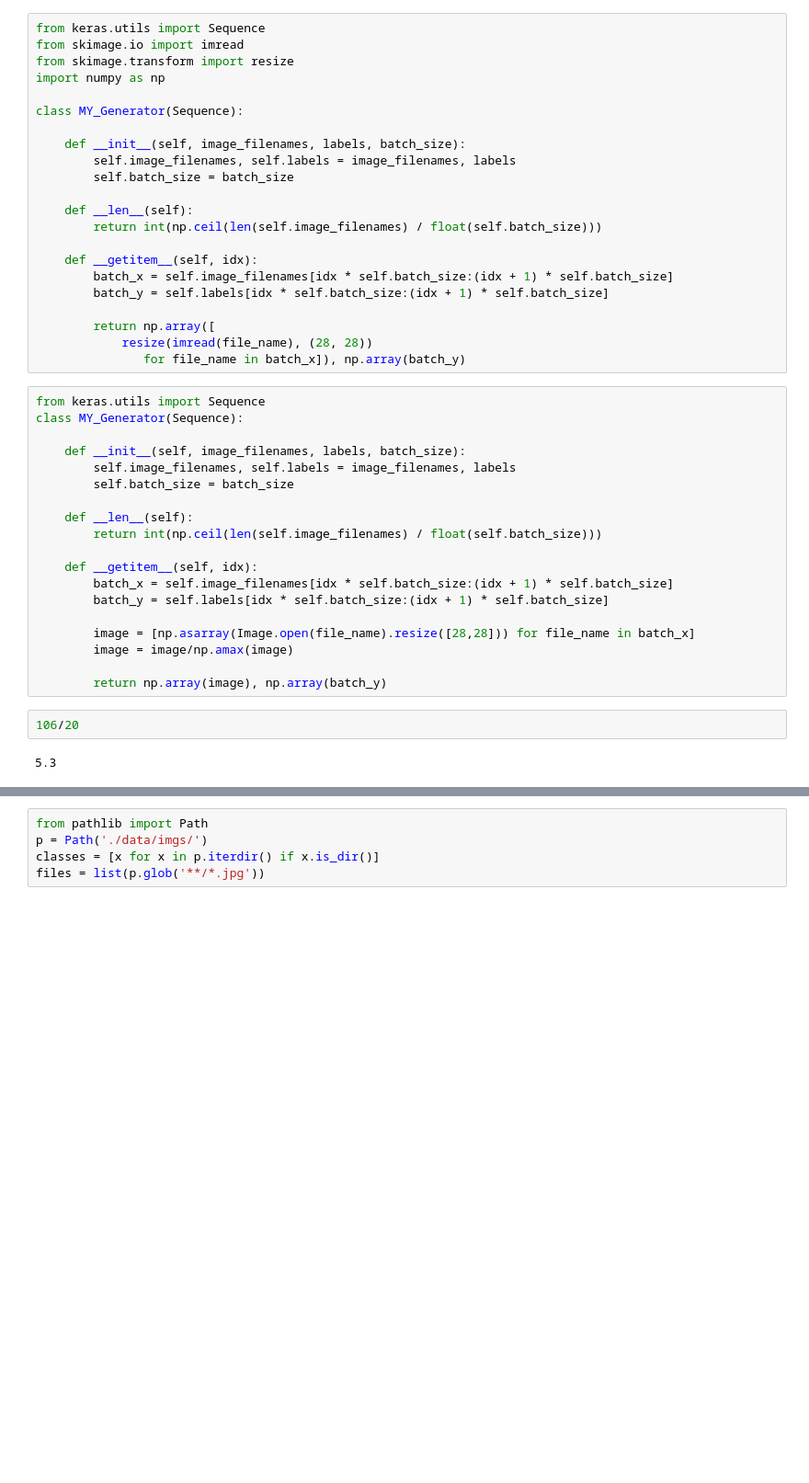
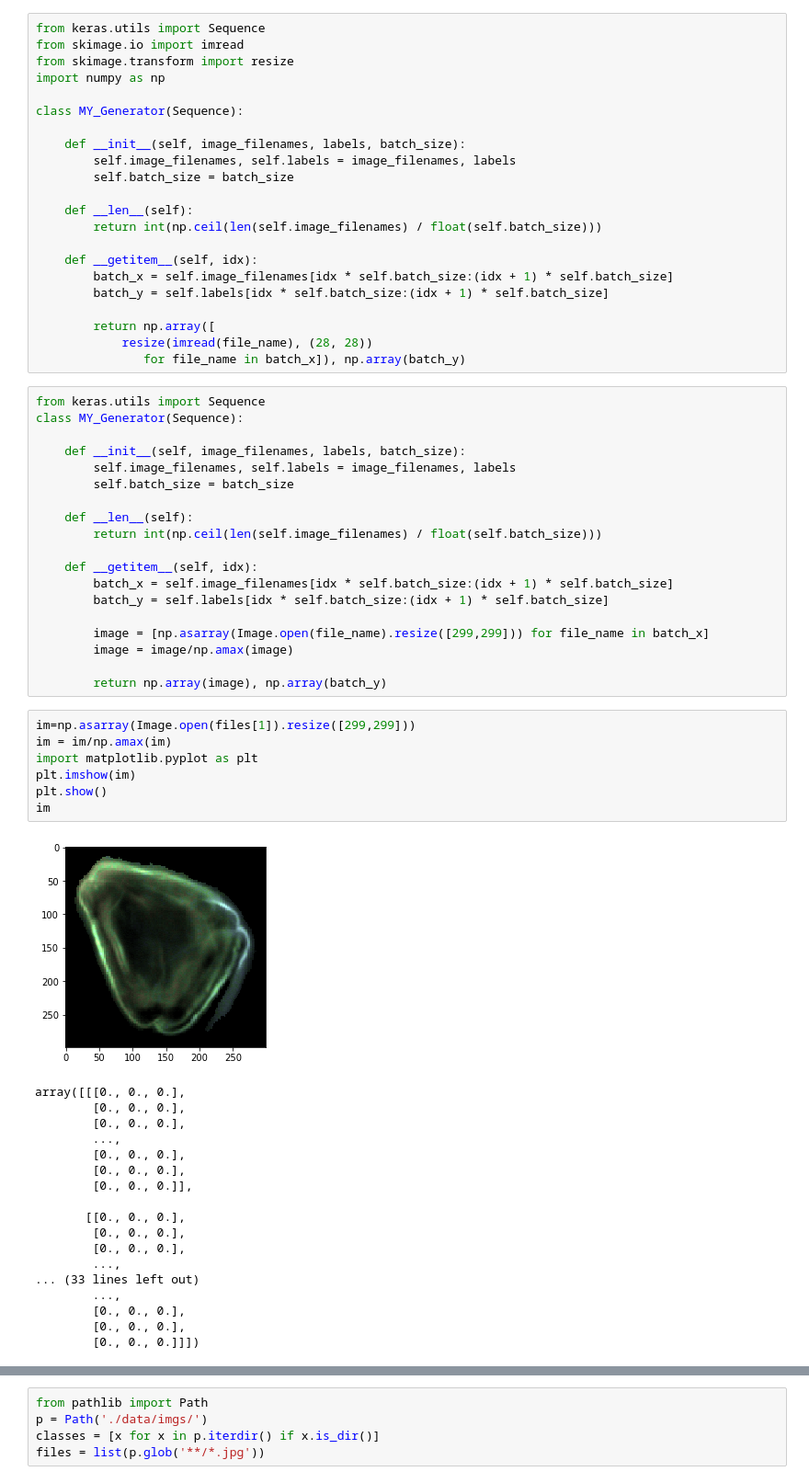
Before and after one commit to FM-uib/INF368, a Jupyter notebook: Ex1/Untitled.ipynb, the cells around one changed output, grey strips where cells are left out. Shown: that part at 92% size. Cells and saved outputs as stored; diff of their text form; blank space fills up the shorter version.

```diff
--- a/Ex1/Untitled.ipynb
+++ b/Ex1/Untitled.ipynb
@@ -35,14 +45,36 @@ class MY_Generator(Sequence):
         batch_x = self.image_filenames[idx * self.batch_size:(idx + 1) * self.batch_size]
         batch_y = self.labels[idx * self.batch_size:(idx + 1) * self.batch_size]
 
-        image = [np.asarray(Image.open(file_name).resize([28,28])) for file_name in batch_x]
+        image = [np.asarray(Image.open(file_name).resize([299,299])) for file_name in batch_x]
         image = image/np.amax(image)
 
         return np.array(image), np.array(batch_y)
-# %%
-106/20
-# %% [output]
-5.3
+# %%
+im=np.asarray(Image.open(files[1]).resize([299,299]))
+im = im/np.amax(im)
+import matplotlib.pyplot as plt
+plt.imshow(im)
+plt.show()
+im
+# %% [output]
+[figure, added]
+array([[[0., 0., 0.],
+        [0., 0., 0.],
+        [0., 0., 0.],
+        ...,
+        [0., 0., 0.],
+        [0., 0., 0.],
+        [0., 0., 0.]],
+
+       [[0., 0., 0.],
+        [0., 0., 0.],
+        [0., 0., 0.],
+        ...,
+... (33 lines left out)
+        ...,
+        [0., 0., 0.],
+        [0., 0., 0.],
+        [0., 0., 0.]]])
 # %%
 from keras import optimizers
 from keras.models import Sequential
```
Also changed, not shown: parts of 10 cells of this notebook.
